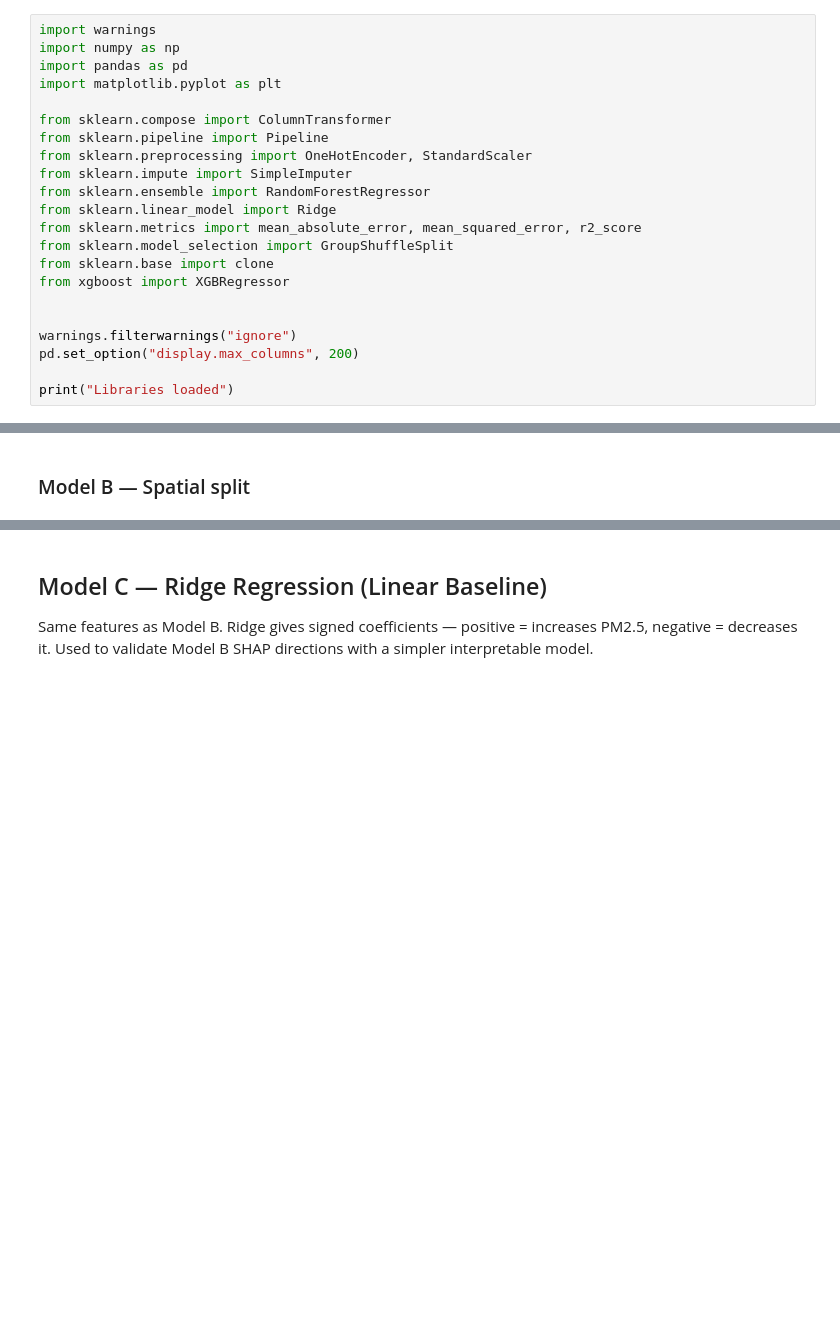
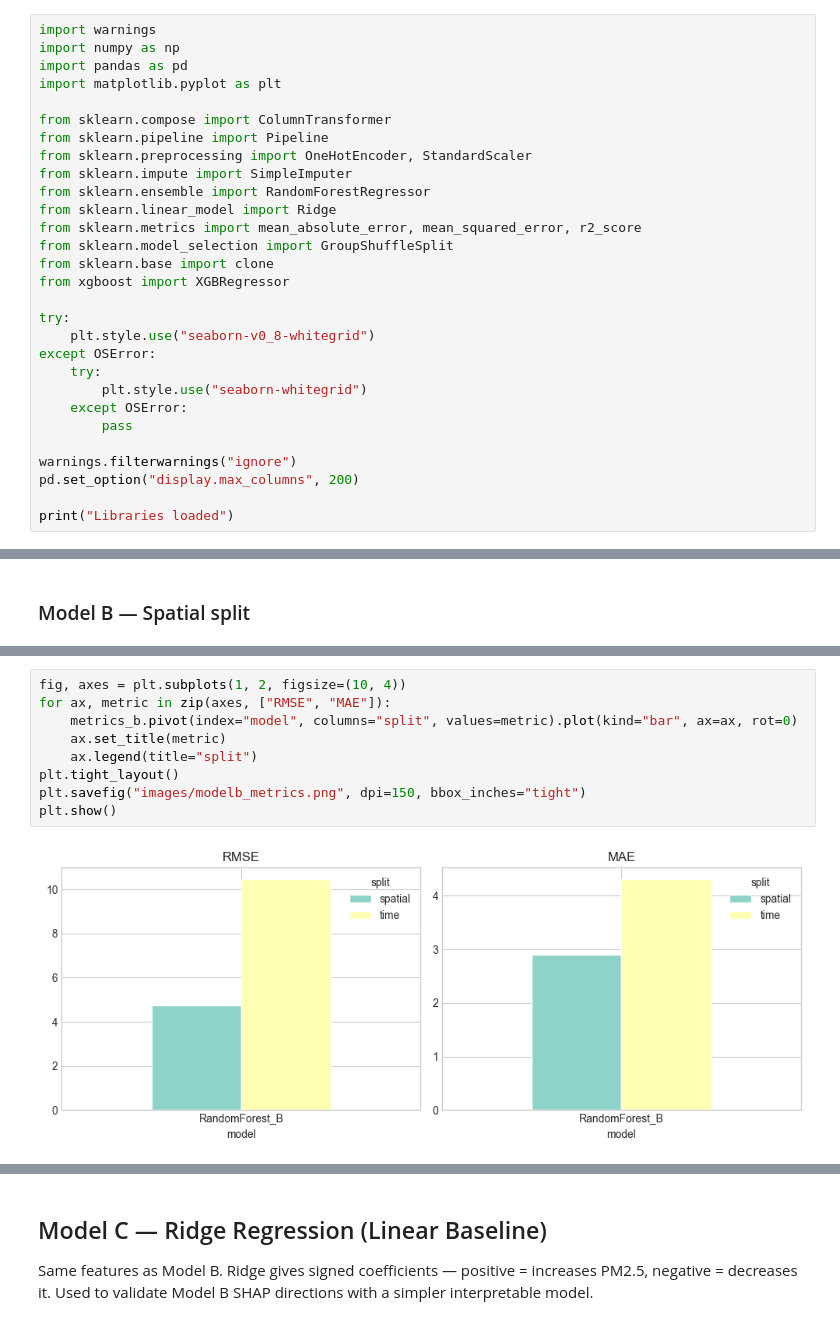
Before and after one commit to yelenashabanova/GrandChallengeAccenture, a Jupyter notebook: model.ipynb, the cells around one changed output, grey strips where cells are left out. Saved outputs shown, nothing was run; the diff lists cells and outputs as text; blank space fills up the shorter version.

Commit message:
Add Model B analysis: SHAP, feature importance, residuals, metrics

```diff
--- a/model.ipynb
+++ b/model.ipynb
@@ -29,6 +29,13 @@ from sklearn.model_selection import GroupShuffleSplit
 from sklearn.base import clone
 from xgboost import XGBRegressor
 
+try:
+    plt.style.use("seaborn-v0_8-whitegrid")
+except OSError:
+    try:
+        plt.style.use("seaborn-whitegrid")
+    except OSError:
+        pass
 
 warnings.filterwarnings("ignore")
 pd.set_option("display.max_columns", 200)
@@ -296,0 +315,11 @@ print("Saved to model_metrics/modelb_results.csv")
+# %%
+fig, axes = plt.subplots(1, 2, figsize=(10, 4))
+for ax, metric in zip(axes, ["RMSE", "MAE"]):
+    metrics_b.pivot(index="model", columns="split", values=metric).plot(kind="bar", ax=ax, rot=0)
+    ax.set_title(metric)
+    ax.legend(title="split")
+plt.tight_layout()
+plt.savefig("images/modelb_metrics.png", dpi=150, bbox_inches="tight")
+plt.show()
+# %% [output]
+[figure, added]
```
Also changed, not shown: parts of 8 cells of this notebook, 9 other files.
